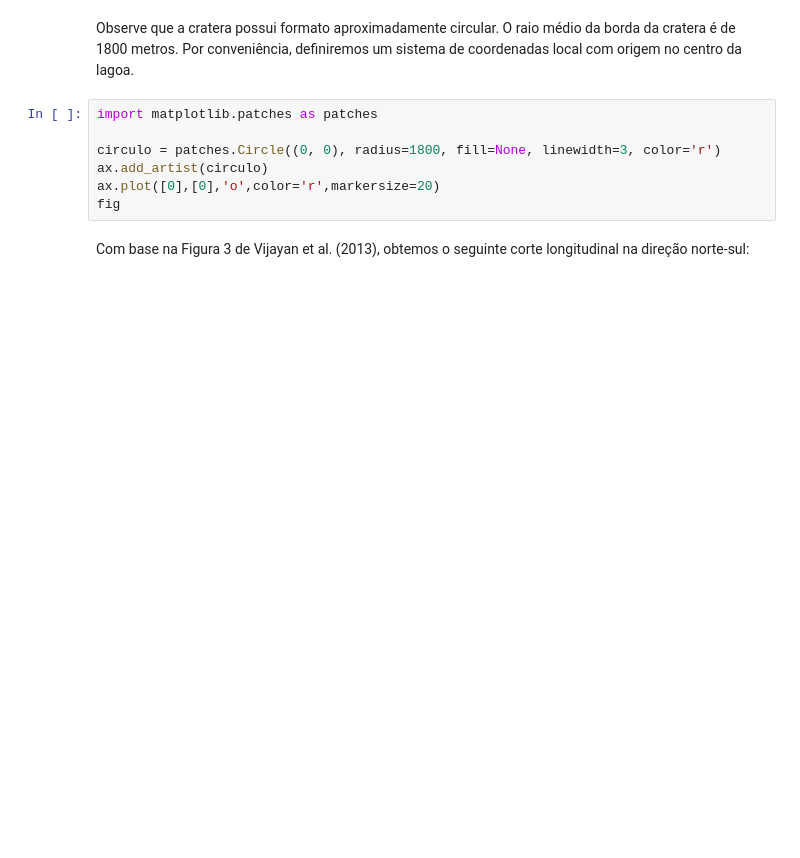
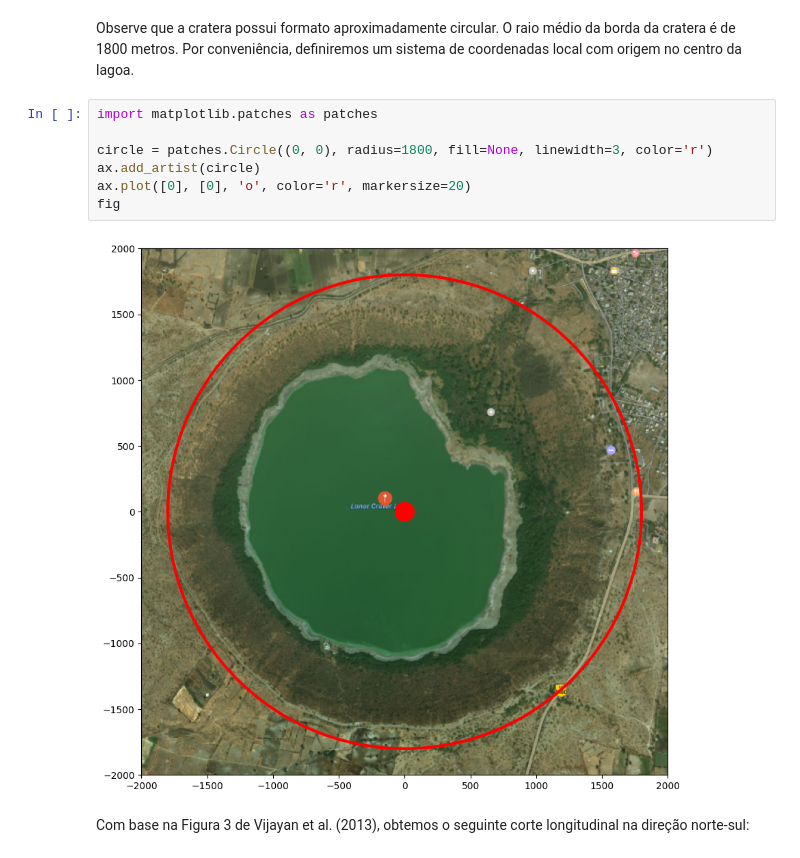
Before and after one commit to slottwo/numcalc, a Jupyter notebook: src/Projeto/Projeto.ipynb, the cells around one changed output. Drawn from its saved outputs; the diff is of its cells as text; blank space fills up the shorter version.

```diff
--- a/src/Projeto/Projeto.ipynb
+++ b/src/Projeto/Projeto.ipynb
@@ -49,10 +47,12 @@ Observe que a cratera possui formato aproximadamente circular. O raio médio da
 # %%
 import matplotlib.patches as patches
 
-circulo = patches.Circle((0, 0), radius=1800, fill=None, linewidth=3, color='r')
-ax.add_artist(circulo)
-ax.plot([0],[0],'o',color='r',markersize=20)
+circle = patches.Circle((0, 0), radius=1800, fill=None, linewidth=3, color='r')
+ax.add_artist(circle)
+ax.plot([0], [0], 'o', color='r', markersize=20)
 fig
+# %% [output]
+[figure, added]
 # %% [markdown]
 Com base na Figura 3 de Vijayan et al. (2013), obtemos o seguinte corte longitudinal na direção norte-sul:
 # %%
```
Also changed, not shown: parts of 11 cells of this notebook, 1 other file.
